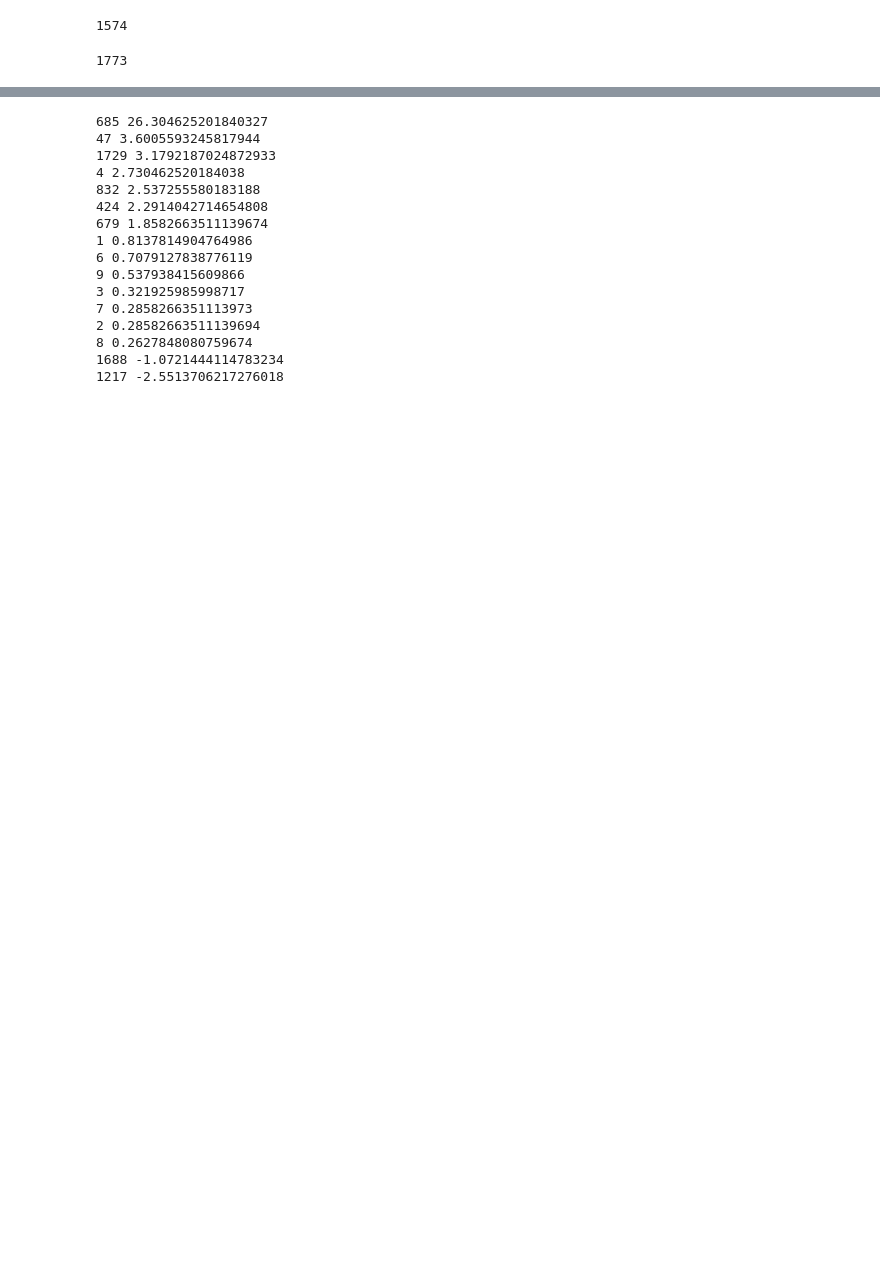
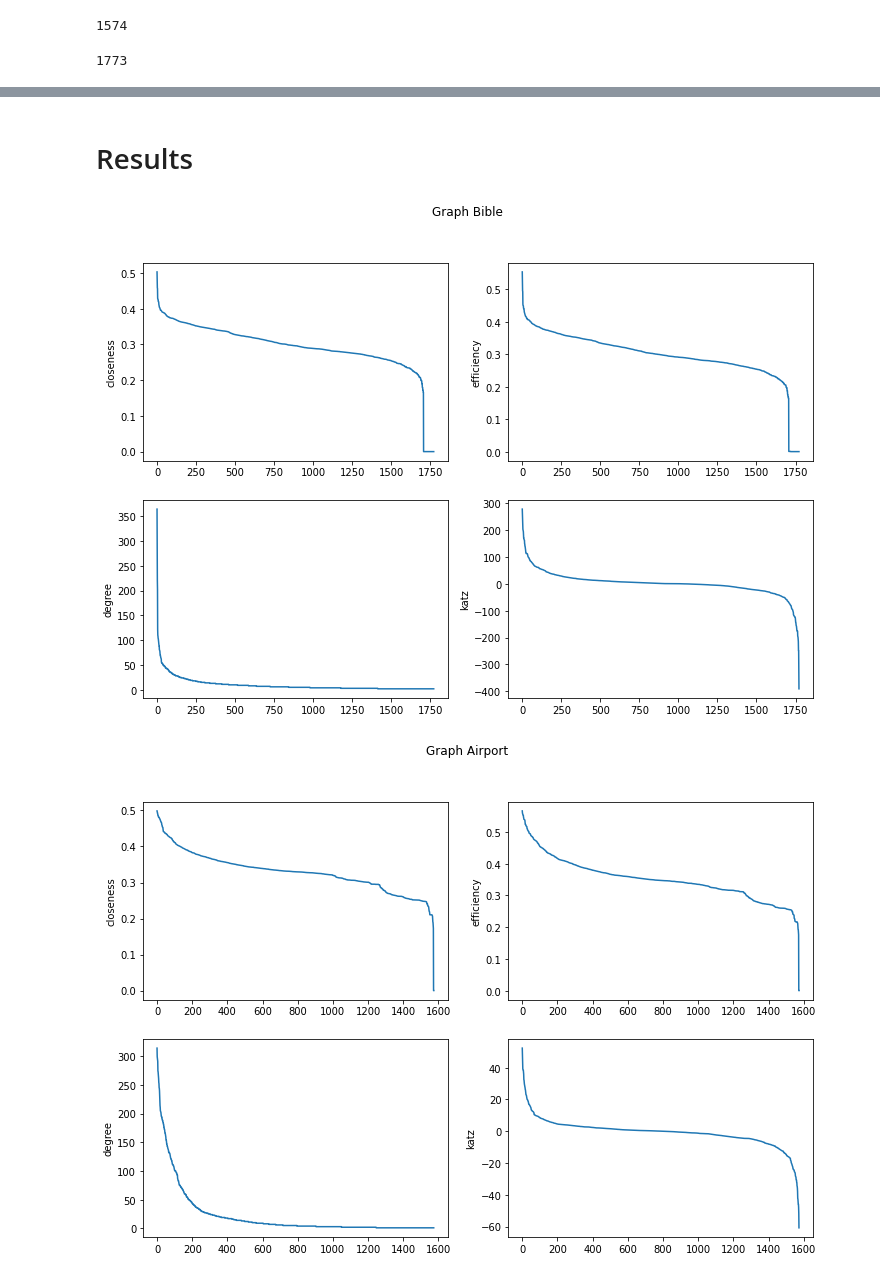
Before and after one commit to AUT-Student/CN-HW2, a Jupyter notebook: CN_HW2_Q2.ipynb, the cells around one changed output, grey strips where cells are left out. Saved outputs shown, nothing was run; the diff lists cells and outputs as text; code cells hidden in the pictures; blank space fills up the shorter version.

```diff
--- a/CN_HW2_Q2.ipynb
+++ b/CN_HW2_Q2.ipynb
@@ -123,6 +69,3 @@ airport_graph.number_of_nodes()
 bible_graph.number_of_nodes()
 # %% [output]
 1773
-# %%
-for component in nx.connected_components(bible_graph):
-  print(component)
@@ -211,7 +118,7 @@ def efficiency(graph):
 
   return efficiency_dict
 # %%
-def digree(graph):
+def degree(graph):
   degree_dict = dict()
 
   for node in graph.nodes:
@@ -228,6 +135,3 @@ def katz(graph, alpha=0.1):
   for node, score in zip(graph.nodes, K):
     degree_dict[node] = score
   return degree_dict
-# %%
-scores = katz(bible_graph)
-print(sorted(scores, key=scores.get, reverse=True)[:5])
@@ -255,36 +138,32 @@ pd.read_csv("/content/bible.names", delimiter=" ", index_col=0)
-# %%
-d = {'1': 0.8137814904764986,
- '47': 3.6005593245817944,
- '832': 2.537255580183188,
- '2': 0.28582663511139694,
- '679': 1.8582663511139674,
- '3': 0.321925985998717,
- '424': 2.2914042714654808,
- '1688': -1.0721444114783234,
- '4': 2.730462520184038,
- '685': 26.304625201840327,
- '6': 0.7079127838776119,
- '7': 0.2858266351113973,
- '8': 0.2627848080759674,
- '1217': -2.5513706217276018,
- '1729': 3.1792187024872933,
- '9': 0.537938415609866}
-for w in sorted(d, key=d.get, reverse=True):
-    print(w, d[w])
-# %% [output]
-685 26.304625201840327
-47 3.6005593245817944
-1729 3.1792187024872933
-4 2.730462520184038
-832 2.537255580183188
-424 2.2914042714654808
-679 1.8582663511139674
-1 0.8137814904764986
-6 0.7079127838776119
-9 0.537938415609866
-3 0.321925985998717
-7 0.2858266351113973
-2 0.28582663511139694
-8 0.2627848080759674
-1688 -1.0721444114783234
-1217 -2.5513706217276018
+# %% [markdown]
+# Results
+# %%
+for metric_name, metric in zip(["closeness", "efficiency", "degree", "katz"],
+                               [closeness, efficiency, degree, katz]):
+  for graph_name, graph in zip(["bible", "airport"], [bible_graph, airport_graph]):
+    scores = metric(graph)
+    scores = sorted(scores.items(), key=lambda item:item[1], reverse=True)
+    with open(f"{graph_name}_{metric_name}.txt", "w") as file:
+      for id, score in scores:
+        file.write(f"{id}: {round(score, 3)}\n")
+# %%
+for graph_name, graph in zip(["Bible", "Airport"], [bible_graph, airport_graph]):
+  fig, ax = plt.subplots(2, 2)
+
+  for i, metric_name, metric in zip(range(4),
+                                ["closeness", "efficiency", "degree", "katz"],
+                                [closeness, efficiency, degree, katz]):
+    scores = metric(graph)
+    scores = sorted(scores.items(), key=lambda item:item[1], reverse=True)
+    scores = [score for (id, score) in scores]
+
+    ax[i//2][i%2].set_ylabel(f"{metric_name}")
+    ax[i//2][i%2].plot(scores)
+
+
+  fig.suptitle(f"Graph {graph_name}")
+  fig.set_size_inches(12,8)
+  plt.show()
+# %% [output]
+[figure, added]
+[figure, added]
```
Also changed, not shown: parts of 16 cells of this notebook.
